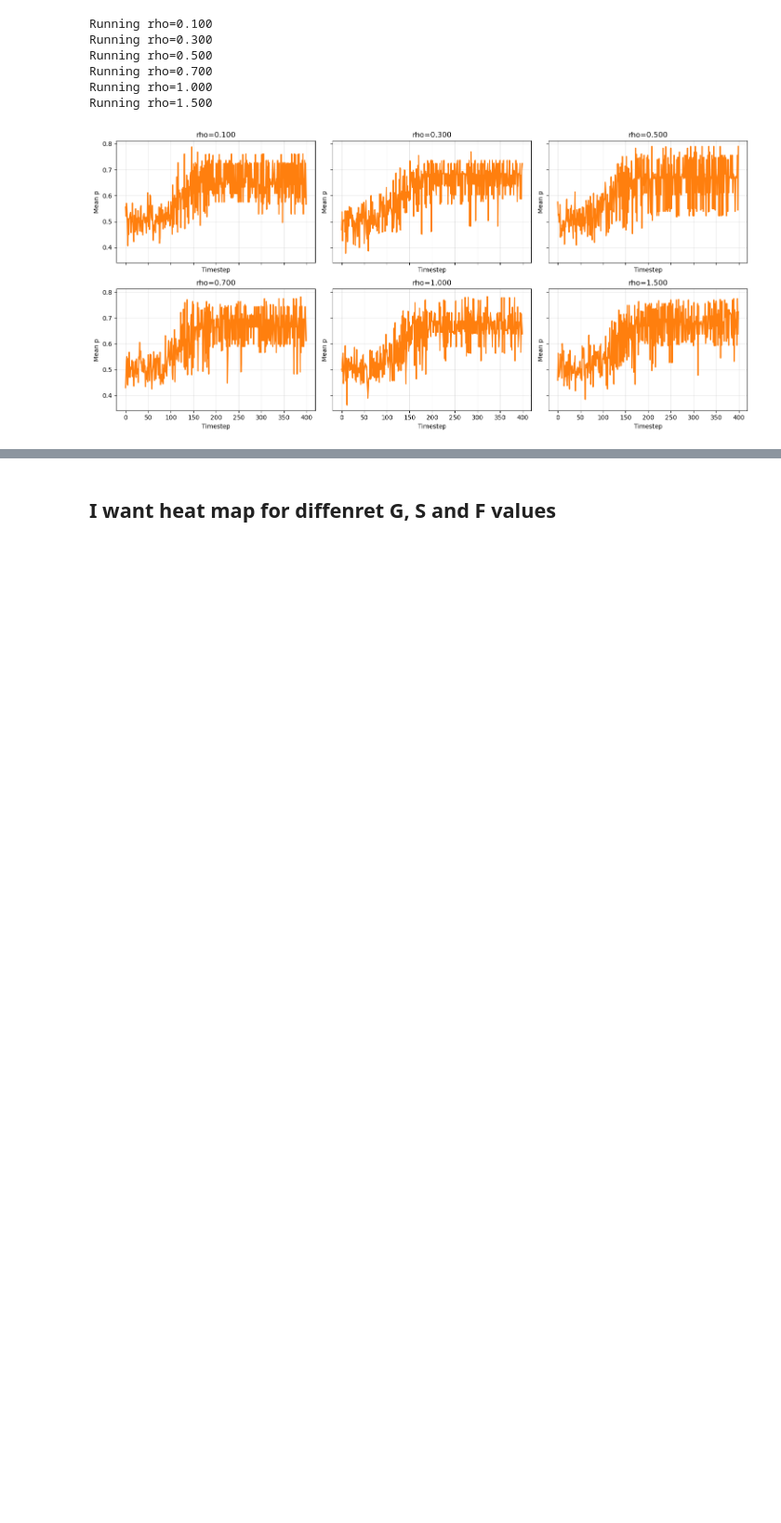
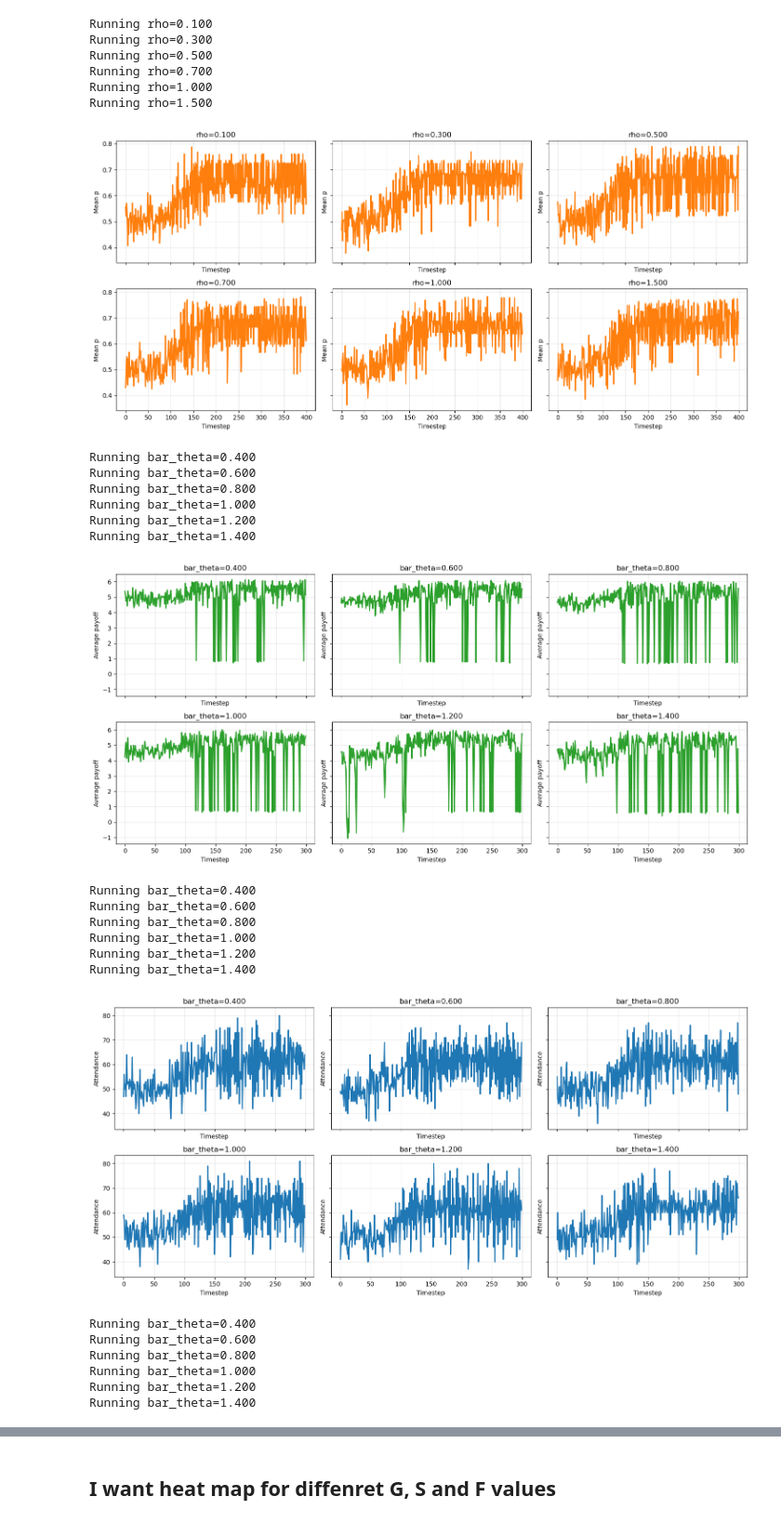
Before and after one commit to DragonsAreFuckingCool/discrete-probability-multi-agent-reinforcement-learning, a Jupyter notebook: IndividualPunishment.ipynb, the cells around one changed output, grey strips where cells are left out. Shown at 93% size. Drawn from its saved outputs; the diff is of its cells as text; code cells hidden in the pictures; blank space fills up the shorter version.

```diff
--- a/IndividualPunishment.ipynb
+++ b/IndividualPunishment.ipynb
@@ -434,3 +493,38 @@ Running rho=0.700
 Running rho=1.000
 Running rho=1.500
 [figure]
+# %%
+param_values_theta = [ 0.4, 0.6, 0.8, 1.0, 1.2, 1.4]
+
+base_kwargs = dict(
+    G=G, S=S, F=F, N=N, C=C, T=300, M=M, lr=LR, gamma=GAMMA,
+    tau_start=TAU_START, tau_min=TAU_MIN,
+    rho=rho, alpha=alpha, beta=beta,
+    bar_theta=0.8, theta_cap=theta_cap,
+    k_init=K_INIT
+)
+
+compare_parameter("bar_theta", param_values_theta, plot_avg_payoff, base_kwargs, ncols=3)
+compare_parameter("bar_theta", param_values_theta, plot_attendance, base_kwargs, ncols=3)
+compare_parameter("bar_theta", param_values_theta, plot_mean_p, base_kwargs, ncols=3)
+# %% [output]
+Running bar_theta=0.400
+Running bar_theta=0.600
+Running bar_theta=0.800
+Running bar_theta=1.000
+Running bar_theta=1.200
+Running bar_theta=1.400
+[figure, added]
+Running bar_theta=0.400
+Running bar_theta=0.600
+Running bar_theta=0.800
+Running bar_theta=1.000
+Running bar_theta=1.200
+Running bar_theta=1.400
+[figure, added]
+Running bar_theta=0.400
+Running bar_theta=0.600
+Running bar_theta=0.800
+Running bar_theta=1.000
+Running bar_theta=1.200
+Running bar_theta=1.400
```
Also changed, not shown: parts of 5 cells of this notebook, 1 other file.
